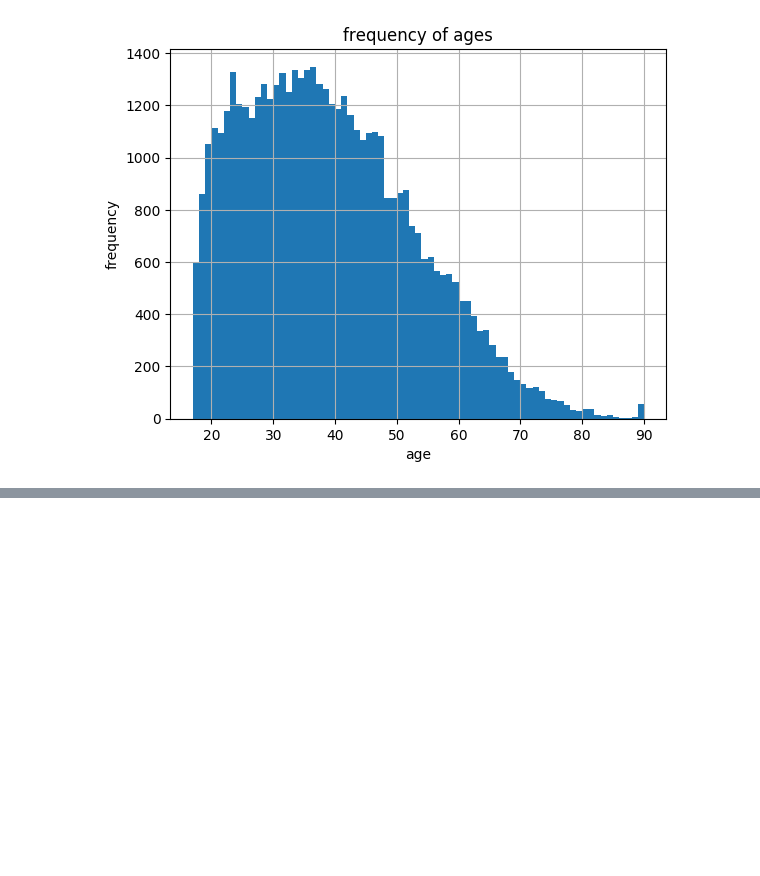
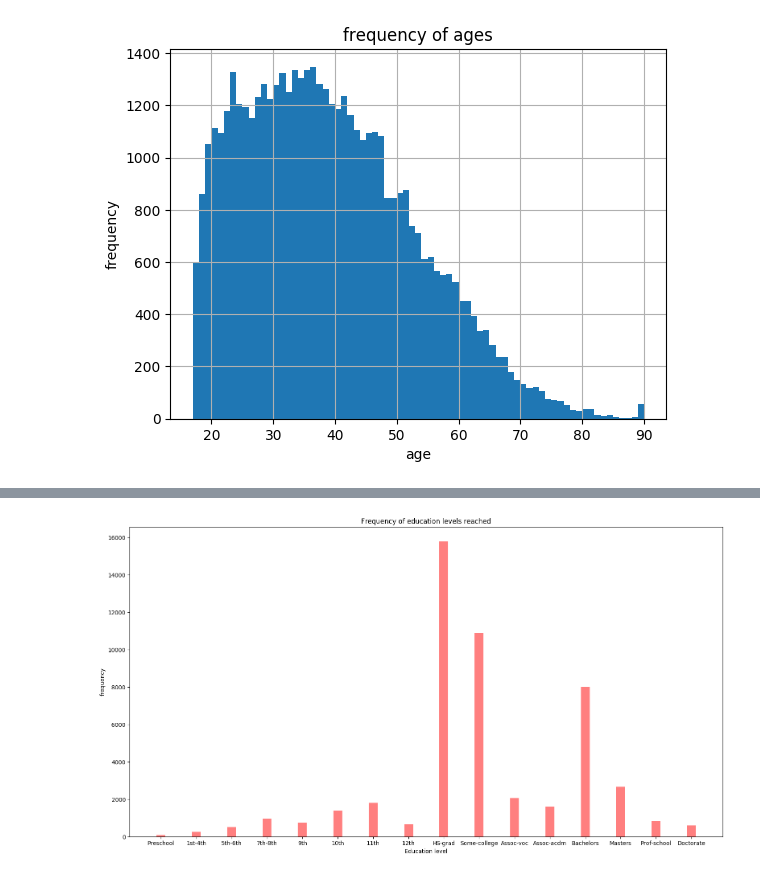
Before and after one commit to elanbmiller/MLApplicationProject, a Jupyter notebook: milestone 4/milestone4.ipynb, the cells around one changed output, grey strips where cells are left out. Saved outputs shown, nothing was run; the diff lists cells and outputs as text; code cells hidden in the pictures; blank space fills up the shorter version.

Commit message:
adding more graphs of dataset

```diff
--- a/milestone 4/milestone4.ipynb
+++ b/milestone 4/milestone4.ipynb
@@ -235,0 +257,13 @@ plt.show()
+# %%
+educationLevels = ['Preschool', '1st-4th', '5th-6th', '7th-8th', '9th', '10th', '11th', '12th', 'HS-grad', 'Some-college', 'Assoc-voc', 'Assoc-acdm', 'Bachelors', 'Masters', 'Prof-school', 'Doctorate']
+y_pos = np.arange(len(educationLevels))
+freq = [83, 247, 509, 955, 756, 1389, 1812, 657, 15784, 10878, 2061, 1601, 8025, 2657, 834, 594]
+plt.figure(figsize=(19, 10))
+plt.bar(y_pos, freq, width=0.25, alpha=0.5, color='r', label='frequency of education level')
+plt.title('Frequency of education levels reached')
+plt.xlabel('Education level')
+plt.ylabel('frequency')
+plt.xticks(y_pos, educationLevels)
+plt.show()
+# %% [output]
+[figure, added]
```
Also changed, not shown: parts of 13 cells of this notebook.
